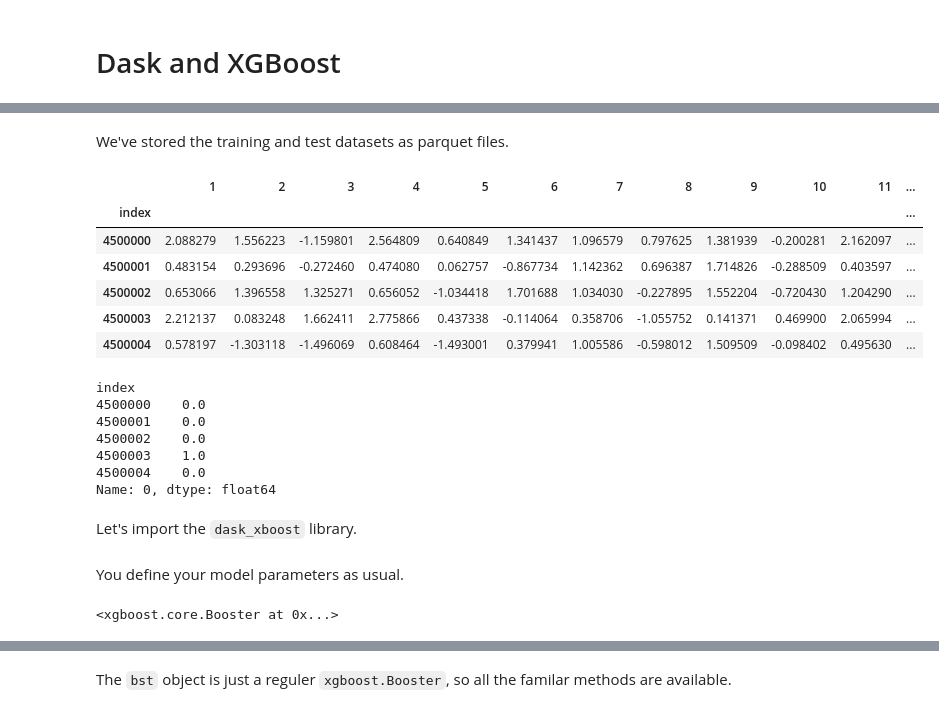
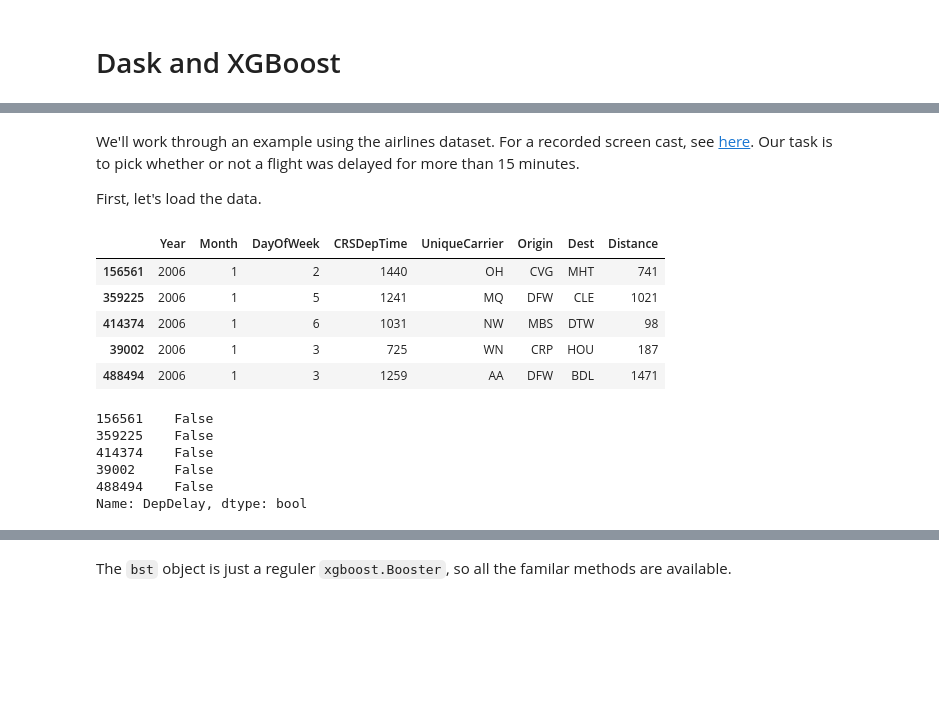
Before and after one commit to dask/dask-ml, a Jupyter notebook: docs/source/examples/xgboost.ipynb, the cells around one changed output, grey strips where cells are left out. Cells and saved outputs as stored; diff of their text form; code cells hidden in the pictures; blank space fills up the shorter version.

```diff
--- a/docs/source/examples/xgboost.ipynb
+++ b/docs/source/examples/xgboost.ipynb
@@ -39,2 +18,0 @@ client = Client()  # connect to cluster
-# %% [markdown]
-We've stored the training and test datasets as parquet files.
@@ -52,22 +19,45 @@ X_train, y_train, X_test, y_test = client.persist([X_train, y_train, X_test, y_t
+# %% [markdown]
+We'll work through an example using the airlines dataset.
+For a recorded screen cast, see [here](https://www.youtube.com/watch?v=Cc4E-PdDSro).
+Our task is to pick whether or not a flight was delayed for more than 15 minutes.
+
+First, let's load the data.
+# %%
+import dask.dataframe as dd
+
+# Subset of the columns to use
+cols = ['Year', 'Month', 'DayOfWeek', 'Distance',
+        'DepDelay', 'CRSDepTime', 'UniqueCarrier', 'Origin', 'Dest']
+
+# Create the dataframe
+df = dd.read_csv('s3://dask-data/airline-data/2006.csv', usecols=cols,
+                 storage_options={'anon': True})
+
+frac = 0.01
+df = df.sample(frac=frac) # we blow out ram otherwise
+
+is_delayed = (df.DepDelay.fillna(16) > 15)
+
+df['CRSDepTime'] = df['CRSDepTime'].clip(upper=2399)
+del df['DepDelay']
+
+df, is_delayed = persist(df, is_delayed)
+progress(df, is_delayed)
 # %%
-X_train.head()
+df.head()
 # %% [output]
-|  | 1 | 2 | 3 | 4 | 5 | 6 | 7 | 8 | 9 | 10 | 11 | ... |
-| index |  |  |  |  |  |  |  |  |  |  |  | ... |
-| 4500000 | 2.088279 | 1.556223 | -1.159801 | 2.564809 | 0.640849 | 1.341437 | 1.096579 | 0.797625 | 1.381939 | -0.200281 | 2.162097 | ... |
-| 4500001 | 0.483154 | 0.293696 | -0.272460 | 0.474080 | 0.062757 | -0.867734 | 1.142362 | 0.696387 | 1.714826 | -0.288509 | 0.403597 | ... |
-| 4500002 | 0.653066 | 1.396558 | 1.325271 | 0.656052 | -1.034418 | 1.701688 | 1.034030 | -0.227895 | 1.552204 | -0.720430 | 1.204290 | ... |
-| 4500003 | 2.212137 | 0.083248 | 1.662411 | 2.775866 | 0.437338 | -0.114064 | 0.358706 | -1.055752 | 0.141371 | 0.469900 | 2.065994 | ... |
-| 4500004 | 0.578197 | -1.303118 | -1.496069 | 0.608464 | -1.493001 | 0.379941 | 1.005586 | -0.598012 | 1.509509 | -0.098402 | 0.495630 | ... |
+|  | Year | Month | DayOfWeek | CRSDepTime | UniqueCarrier | Origin | Dest | Distance |
+| 156561 | 2006 | 1 | 2 | 1440 | OH | CVG | MHT | 741 |
+| 359225 | 2006 | 1 | 5 | 1241 | MQ | DFW | CLE | 1021 |
+| 414374 | 2006 | 1 | 6 | 1031 | NW | MBS | DTW | 98 |
+| 39002 | 2006 | 1 | 3 | 725 | WN | CRP | HOU | 187 |
+| 488494 | 2006 | 1 | 3 | 1259 | AA | DFW | BDL | 1471 |
 # %%
-y_train.head()
+is_delayed.head()
 # %% [output]
-index
-4500000    0.0
-4500001    0.0
-4500002    0.0
-4500003    1.0
-4500004    0.0
-Name: 0, dtype: float64
+156561    False
+359225    False
+414374    False
+39002     False
+488494    False
+Name: DepDelay, dtype: bool
-# %% [markdown]
-Let's import the `dask_xboost` library.
@@ -77,8 +63,0 @@ import xgboost as xgb
-# %% [markdown]
-You define your model parameters as usual.
-# %%
-params = {'objective': 'binary:logistic'}
-bst = dxgb.train(client, params, X_train, y_train)
-bst
-# %% [output]
-<xgboost.core.Booster at 0x...>
```
Also changed, not shown: parts of 20 cells of this notebook, 11 other files.
